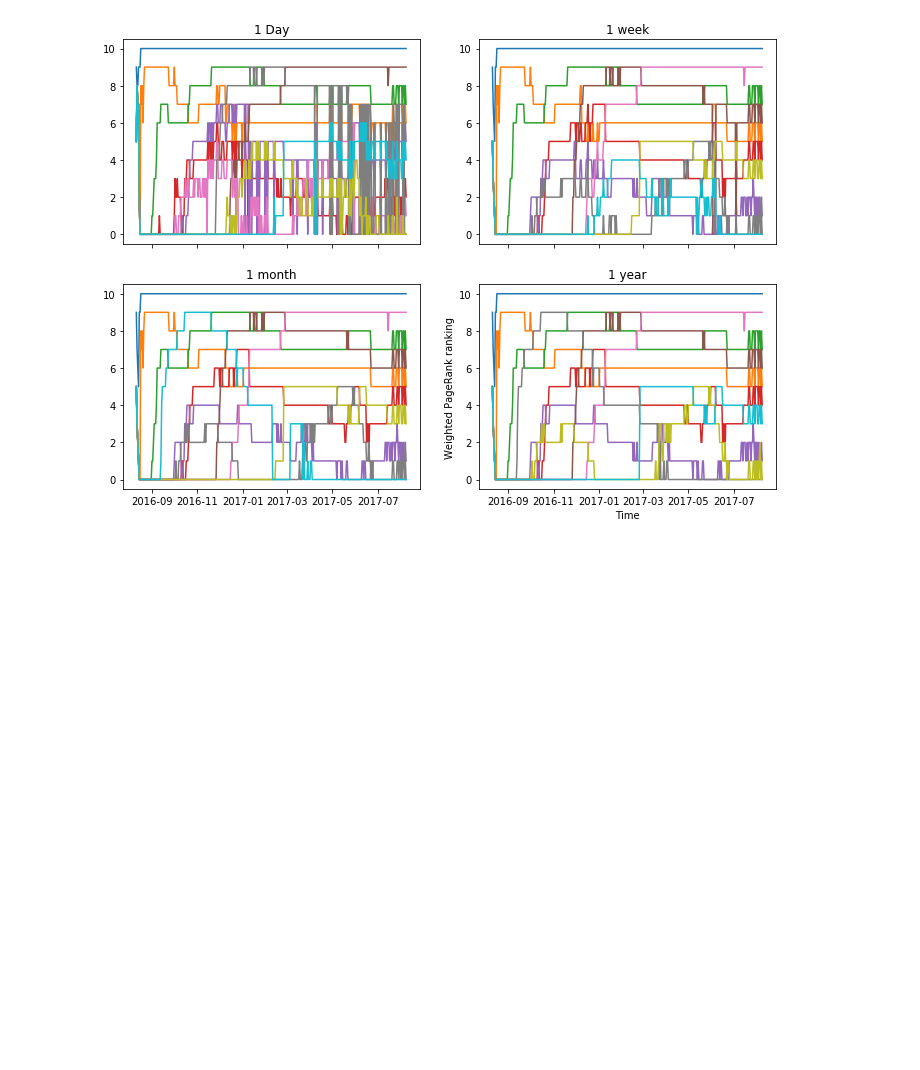
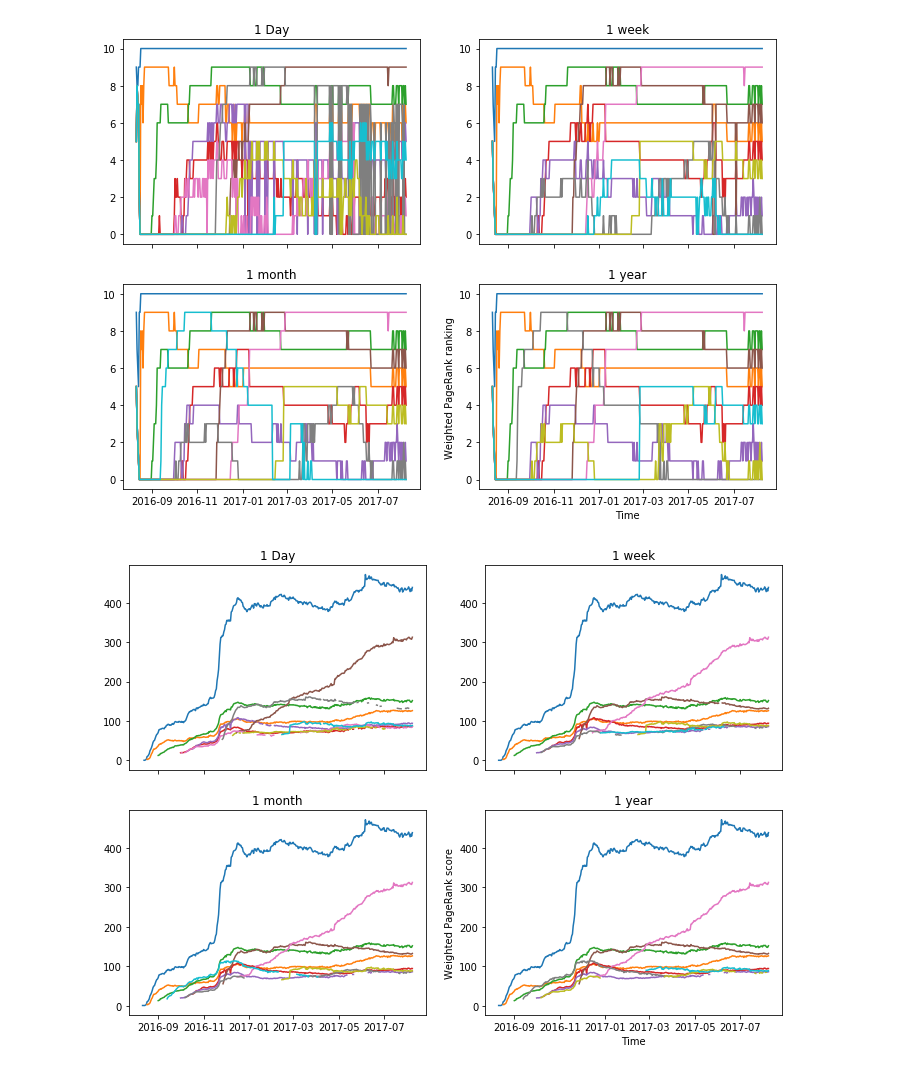
Before and after one commit to miratepuffin/Raphtory-Plots, a Jupyter notebook: GabPlots2.ipynb, the cells around one changed output. Saved outputs shown, nothing was run; the diff lists cells and outputs as text; code cells hidden in the pictures; blank space fills up the shorter version.

Commit message:
Latest plots

```diff
--- a/GabPlots2.ipynb
+++ b/GabPlots2.ipynb
@@ -15,10 +15,3 @@ import itertools
 a4_dims = (11.7, 8.27)
 windows = [86400000, 604800000, 2592000000, 31536000000]
 window_names = ['1 Day', '1 week', '1 month', '1 year']
-# %%
-def get_df(json_file):
-    x = json.load(open(json_file))
-    x = pd.DataFrame(x['views']).drop(['_id'],axis=1)
-    x['time'] = pd.to_datetime(x['time'],unit='ms')
-    x['index'] = pd.to_datetime(x['time'],unit='ms')
-    return x
@@ -33,9 +64,19 @@ def get_rank(rankings, user):
         rank-=1
     return rank
 
+def get_pagerank(rankings, user):
+    for row in rankings:
+        if row['id']==user:
+            return row['pagerank']
+    return None
+
 def get_trajectory(user, pr):
     traj = np.asarray(list(pr['bestusers'].apply(lambda row: get_rank(row,user))))
     return traj
+
+def get_pr_trajectory(user,pr):
+    traj = np.asarray(list(pr['bestusers'].apply(lambda row: get_pagerank(row,user))))
+    return traj
 # %%
 fig, axes = plt.subplots(nrows=2,ncols=2,figsize=a4_dims, sharex=True)
 
@@ -61,3 +102,28 @@ plt.ylabel('Weighted PageRank ranking')
 plt.show()
 # %% [output]
 [figure]
+# %%
+fig, axes = plt.subplots(nrows=2,ncols=2,figsize=a4_dims, sharex=True)
+
+file = "degree/WeightedPageRank.json"
+pagerank = get_df(file).iloc[108:]
+
+windows = [86400000, 604800000, 2592000000, 31536000000]
+window_names = ['1 Day', '1 week', '1 month', '1 year']
+
+for i, ax in enumerate(axes.flatten()):
+    window = windows[i]
+    name = window_names[i]
+    pr = pagerank[pagerank['windowsize']==window]
+    times = np.asarray(pr['time'])
+    all_users = list(itertools.chain.from_iterable(pr['bestusers'].tolist()))
+    unique_users = list(map(lambda y:y[0],Counter(list(map(lambda row: row['id'], all_users))).most_common(10)))
+    for user in list(unique_users):
+        ax.plot(times,get_pr_trajectory(user,pr),label="User "+str(user))
+    ax.set_title(name)
+
+plt.xlabel('Time')
+plt.ylabel('Weighted PageRank score')
+plt.show()
+# %% [output]
+[figure, added]
```
Also changed, not shown: parts of 5 cells of this notebook, 3 other files.
